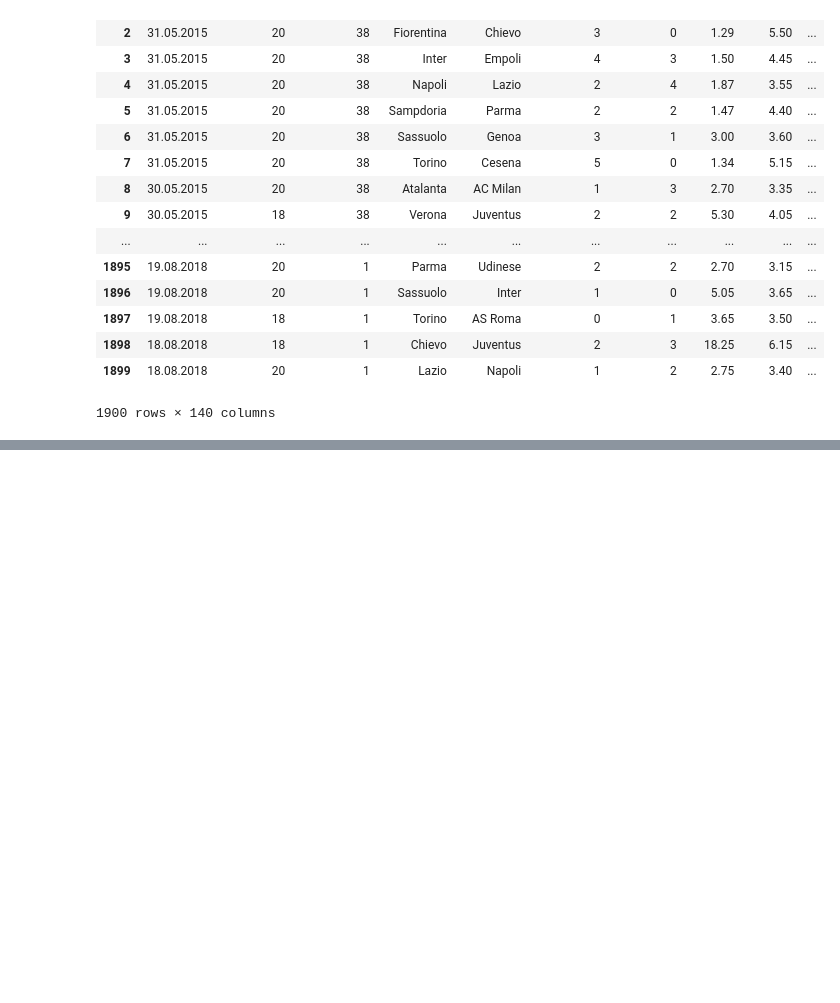
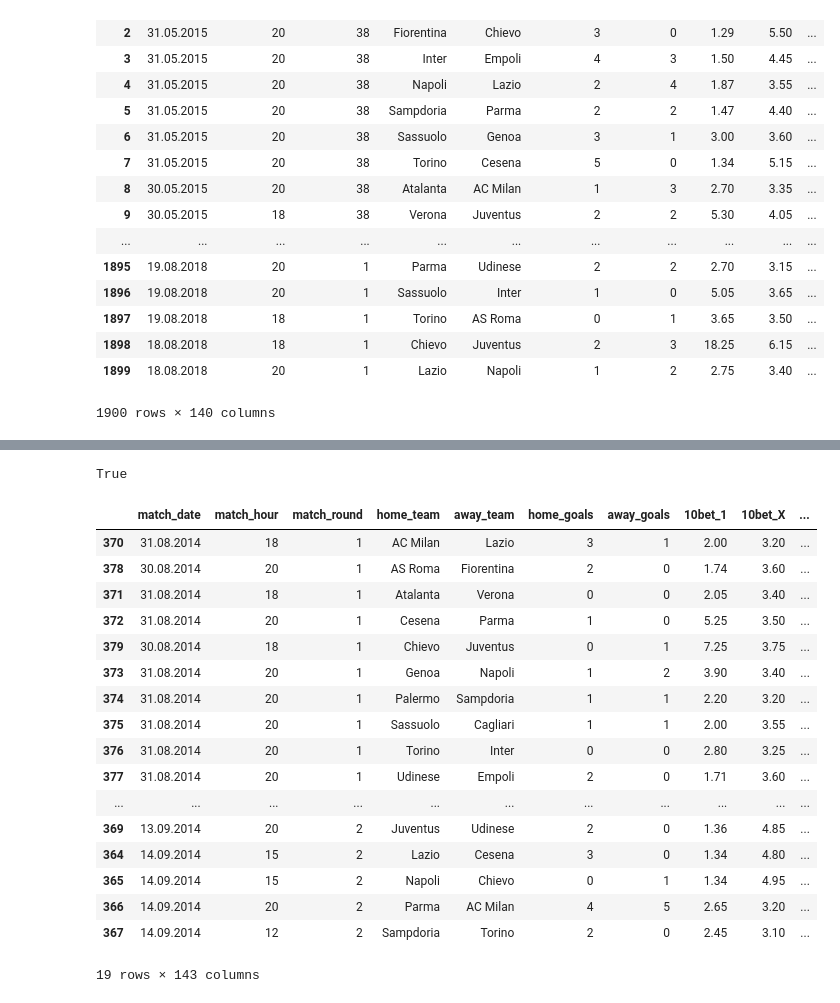
Before and after one commit to teomores/epl-oracle, a Jupyter notebook: notebooks/to_xgb_dataset.ipynb, the cells around one changed output, grey strips where cells are left out. Saved outputs shown, nothing was run; the diff lists cells and outputs as text; code cells hidden in the pictures; blank space fills up the shorter version.

```diff
--- a/notebooks/to_xgb_dataset.ipynb
+++ b/notebooks/to_xgb_dataset.ipynb
@@ -67,3 +151,7 @@ df
+# %%
+sorted(set(user_pref_df.away_team)) == sorted(set(df.away_team)) and sorted(set(user_pref_df.home_team)) == sorted(set(df.home_team))
+# %% [output]
+True
 # %%
 match_month, match_day, match_year = [], [], []
 for date in df.match_date:
@@ -75,3 +163,24 @@ df['match_day'] = match_day
 df['match_month'] = match_month
 df['match_year'] = match_year
 df.match_hour = df.match_hour.astype(int)
+# %%
+df.sort_values(by=['match_year','match_round','home_team','away_team']).head(19)
+# %% [output]
+|  | match_date | match_hour | match_round | home_team | away_team | home_goals | away_goals | 10bet_1 | 10bet_X | ... |
+| 370 | 31.08.2014 | 18 | 1 | AC Milan | Lazio | 3 | 1 | 2.00 | 3.20 | ... |
+| 378 | 30.08.2014 | 20 | 1 | AS Roma | Fiorentina | 2 | 0 | 1.74 | 3.60 | ... |
+| 371 | 31.08.2014 | 18 | 1 | Atalanta | Verona | 0 | 0 | 2.05 | 3.40 | ... |
+| 372 | 31.08.2014 | 20 | 1 | Cesena | Parma | 1 | 0 | 5.25 | 3.50 | ... |
+| 379 | 30.08.2014 | 18 | 1 | Chievo | Juventus | 0 | 1 | 7.25 | 3.75 | ... |
+| 373 | 31.08.2014 | 20 | 1 | Genoa | Napoli | 1 | 2 | 3.90 | 3.40 | ... |
+| 374 | 31.08.2014 | 20 | 1 | Palermo | Sampdoria | 1 | 1 | 2.20 | 3.20 | ... |
+| 375 | 31.08.2014 | 20 | 1 | Sassuolo | Cagliari | 1 | 1 | 2.00 | 3.55 | ... |
+| 376 | 31.08.2014 | 20 | 1 | Torino | Inter | 0 | 0 | 2.80 | 3.25 | ... |
+| 377 | 31.08.2014 | 20 | 1 | Udinese | Empoli | 2 | 0 | 1.71 | 3.60 | ... |
+| ... | ... | ... | ... | ... | ... | ... | ... | ... | ... | ... |
+| 369 | 13.09.2014 | 20 | 2 | Juventus | Udinese | 2 | 0 | 1.36 | 4.85 | ... |
+| 364 | 14.09.2014 | 15 | 2 | Lazio | Cesena | 3 | 0 | 1.34 | 4.80 | ... |
+| 365 | 14.09.2014 | 15 | 2 | Napoli | Chievo | 0 | 1 | 1.34 | 4.95 | ... |
+| 366 | 14.09.2014 | 20 | 2 | Parma | AC Milan | 4 | 5 | 2.65 | 3.20 | ... |
+| 367 | 14.09.2014 | 12 | 2 | Sampdoria | Torino | 2 | 0 | 2.45 | 3.10 | ... |
+19 rows × 143 columns
```
Also changed, not shown: parts of 18 cells of this notebook, 4 other files.
